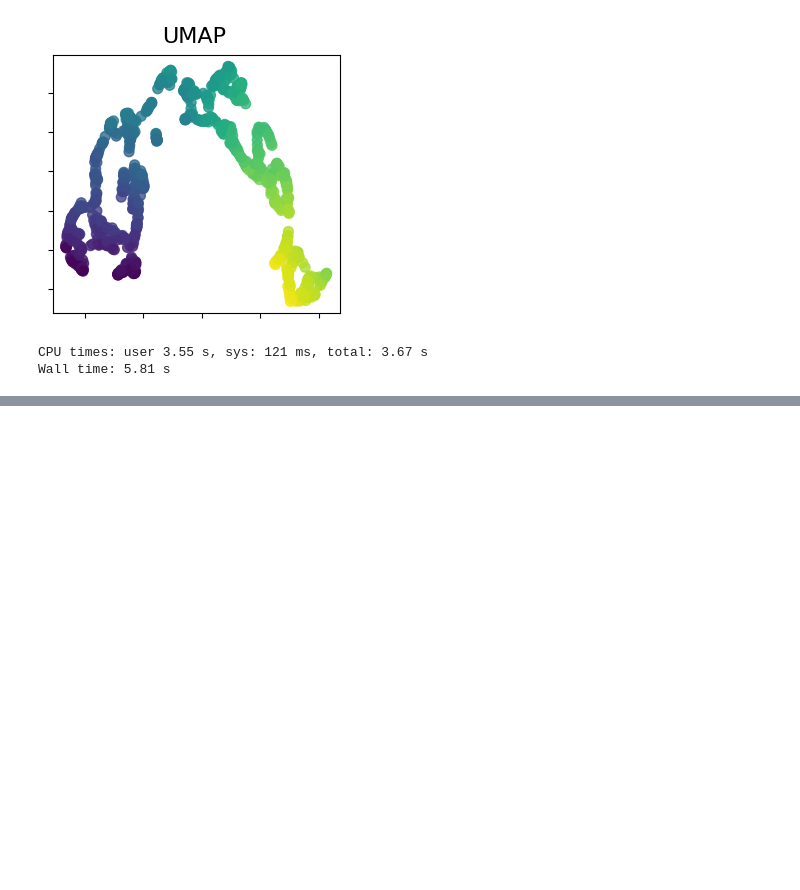
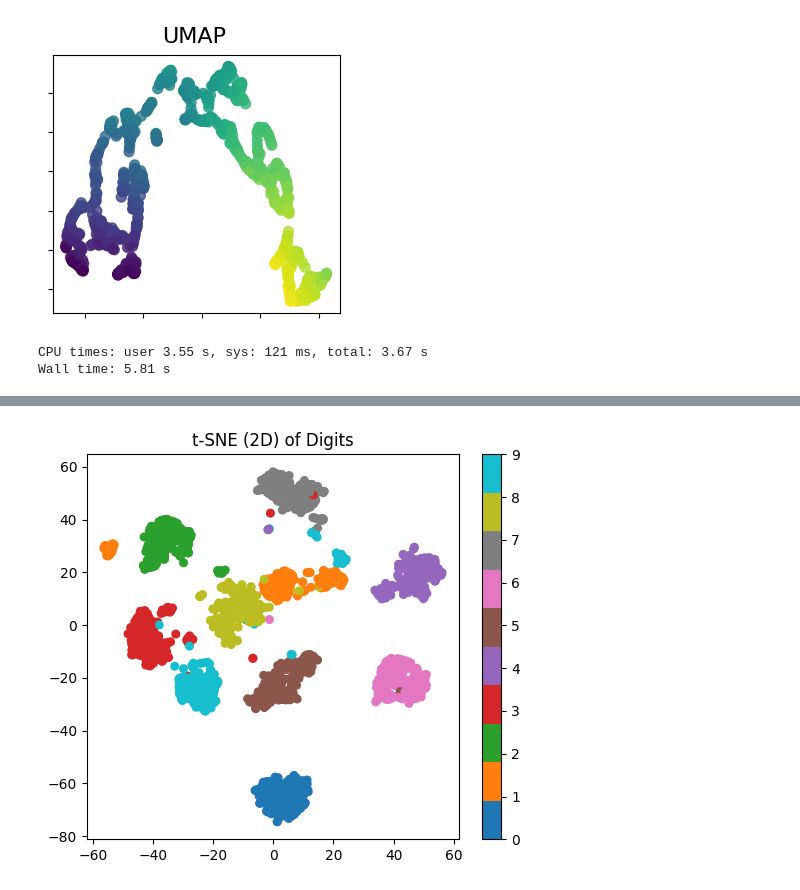
Before and after one commit to Murcha1990/ML_AI25, a Jupyter notebook: Lesson14_PCA&Embeddings/Manifold_Embeddings.ipynb, the cells around one changed output, grey strips where cells are left out. Cells and saved outputs as stored; diff of their text form; code cells hidden in the pictures; blank space fills up the shorter version.

```diff
--- a/Lesson14_PCA&Embeddings/Manifold_Embeddings.ipynb
+++ b/Lesson14_PCA&Embeddings/Manifold_Embeddings.ipynb
@@ -223,0 +253,15 @@ Wall time: 5.81 s
+# %%
+# -----------------------------
+# t-SNE
+# -----------------------------
+tsne = TSNE(n_components=2, perplexity=30, learning_rate=200,
+            n_iter=1000, random_state=42, init='pca')
+X_tsne = tsne.fit_transform(X)
+
+plt.figure(figsize=(6,5))
+plt.scatter(X_tsne[:,0], X_tsne[:,1], c=y, cmap='tab10', s=30)
+plt.colorbar()
+plt.title("t-SNE (2D) of Digits")
+plt.show()
+# %% [output]
+[figure, added]
```
Also changed, not shown: parts of 3 cells of this notebook.
